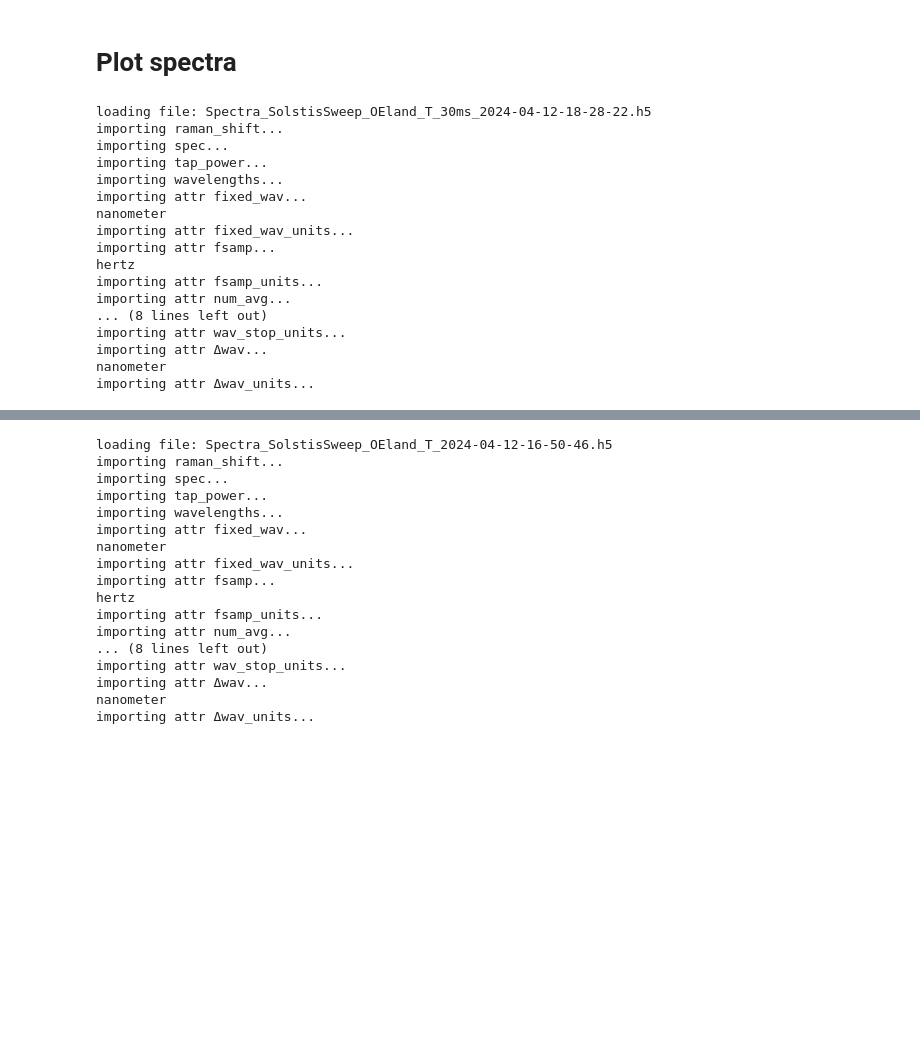
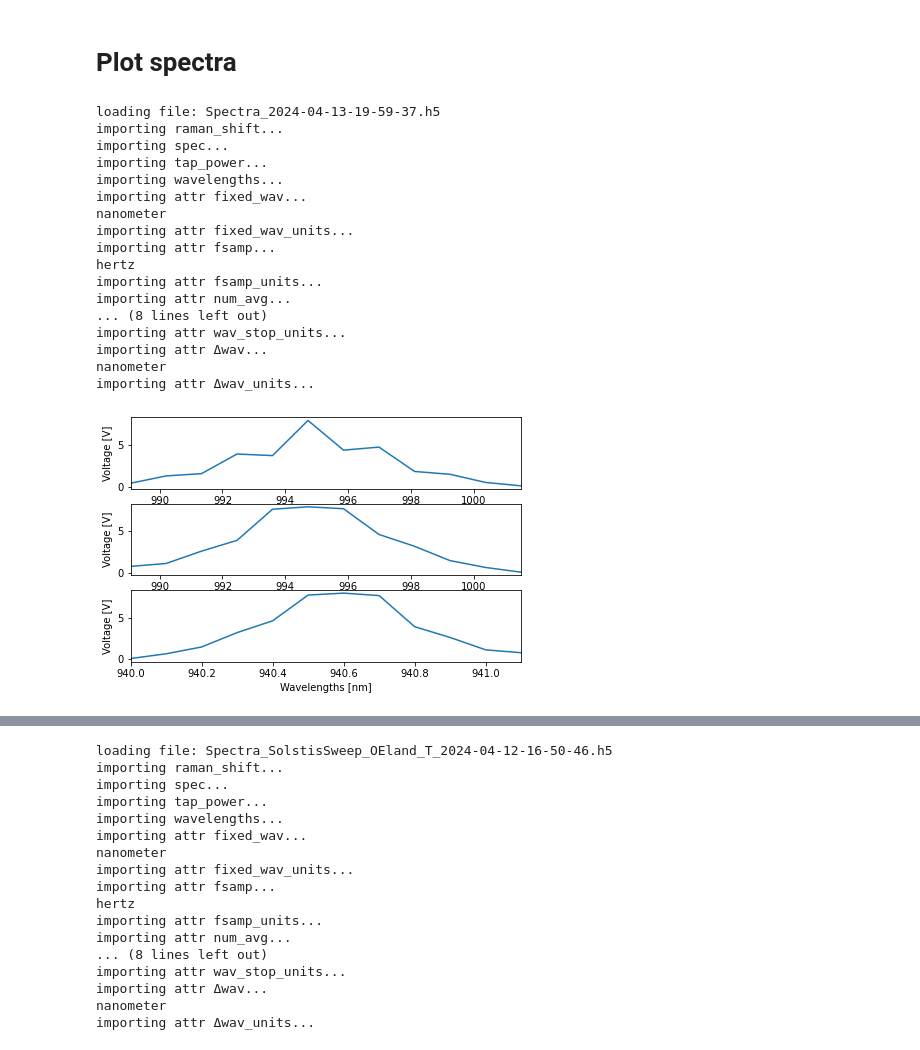
Before and after one commit to eauyehara/experiment_control, a Jupyter notebook: notebooks/srs_plotting.ipynb, the cells around one changed output, grey strips where cells are left out. Saved outputs shown, nothing was run; the diff lists cells and outputs as text; code cells hidden in the pictures; blank space fills up the shorter version.

```diff
--- a/notebooks/srs_plotting.ipynb
+++ b/notebooks/srs_plotting.ipynb
@@ -83,25 +83,26 @@ importing attr step_size_units...
 # Plot spectra
 # %%
 sample_dir = "Sample_polystyrene_bulk_2024-04-12-16-50-21"
-filename = "Spectra_SolstisSweep_OEland_T_30ms_2024-04-12-18-28-22.h5"
+filename = "Spectra_2024-04-13-19-59-37.h5"
 ds_spec = load_data_from_file(sample_dir, filename)
 
-# fig=plot_spectra(ds_spec)
+fig=plot_spectra(ds_spec)
 # %% [output]
-loading file: Spectra_SolstisSweep_OEland_T_30ms_2024-04-12-18-28-22.h5
+loading file: Spectra_2024-04-13-19-59-37.h5
 importing raman_shift...
 importing spec...
 importing tap_power...
 importing wavelengths...
 importing attr fixed_wav...
 nanometer
 importing attr fixed_wav_units...
 importing attr fsamp...
 hertz
 importing attr fsamp_units...
 importing attr num_avg...
 ... (8 lines left out)
 importing attr wav_stop_units...
 importing attr Δwav...
 nanometer
 importing attr Δwav_units...
+[figure, added]
```
Also changed, not shown: parts of 6 cells of this notebook, 5 other files.
